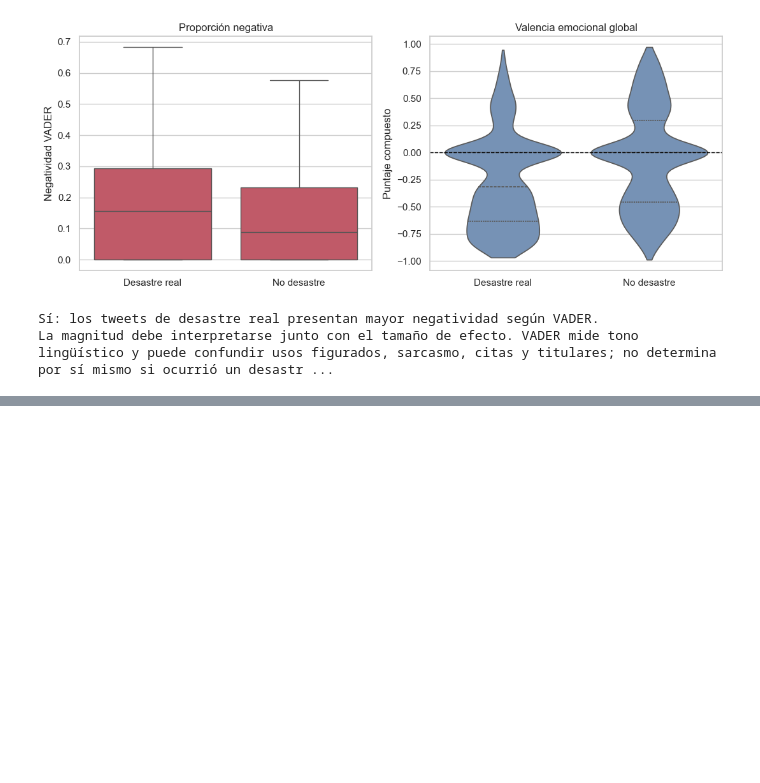
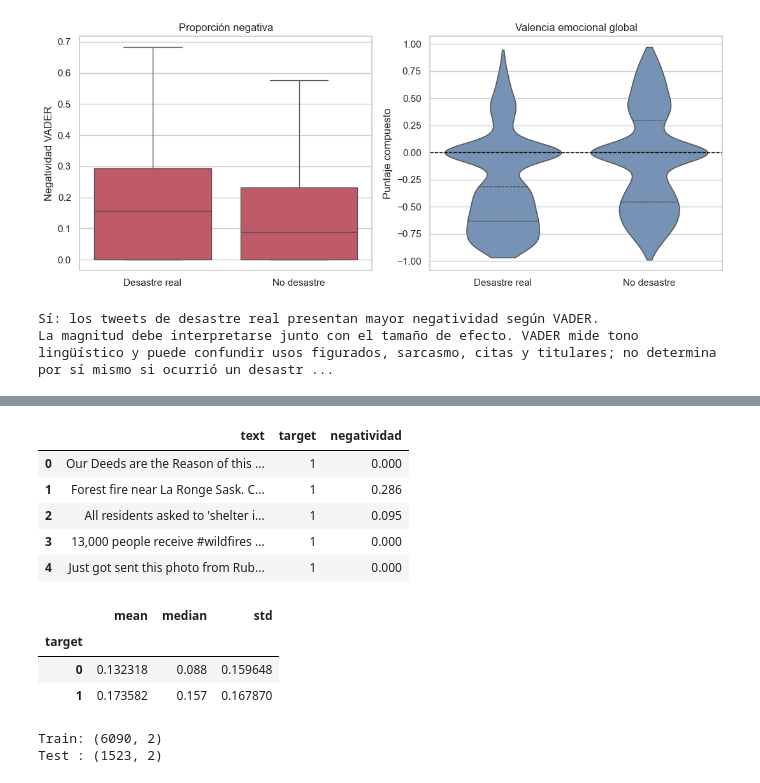
Before and after one commit to Vann06/Data-Science, a Jupyter notebook: L05_mineria_texto/notebook/modelado_y_sentimiento.ipynb, the cells around one changed output, grey strips where cells are left out. Drawn from its saved outputs; the diff is of its cells as text; code cells hidden in the pictures; blank space fills up the shorter version.

Commit message:
feat: negatividad y el informe final

```diff
--- a/L05_mineria_texto/notebook/modelado_y_sentimiento.ipynb
+++ b/L05_mineria_texto/notebook/modelado_y_sentimiento.ipynb
@@ -552,0 +567,42 @@ Se fijó `random_state=42`, se utilizaron particiones estratificadas y cada tran
+# %%
+df_sent["negatividad"] = df_sent["sent_negatividad"]
+
+df_sent[["text", "target", "negatividad"]].head()
+# %% [output]
+|  | text | target | negatividad |
+| 0 | Our Deeds are the Reason of this ... | 1 | 0.000 |
+| 1 | Forest fire near La Ronge Sask. C... | 1 | 0.286 |
+| 2 | All residents asked to 'shelter i... | 1 | 0.095 |
+| 3 | 13,000 people receive #wildfires ... | 1 | 0.000 |
+| 4 | Just got sent this photo from Rub... | 1 | 0.000 |
+# %%
+df_sent.groupby("target")["negatividad"].agg(
+    ["mean", "median", "std"]
+)
+# %% [output]
+|  | mean | median | std |
+| target |  |  |  |
+| 0 | 0.132318 | 0.088 | 0.159648 |
+| 1 | 0.173582 | 0.157 | 0.167870 |
+# %%
+# Usar train y test de la vez pasada
+columnas_modelo = [
+    "texto_limpio",
+    "negatividad"
+]
+
+X_train_neg = df_sent.loc[
+    X_train.index,
+    columnas_modelo
+]
+
+X_test_neg = df_sent.loc[
+    X_test.index,
+    columnas_modelo
+]
+
+print("Train:", X_train_neg.shape)
+print("Test :", X_test_neg.shape)
+# %% [output]
+Train: (6090, 2)
+Test : (1523, 2)
```
Also changed, not shown: parts of 14 cells of this notebook, 16 other files.
